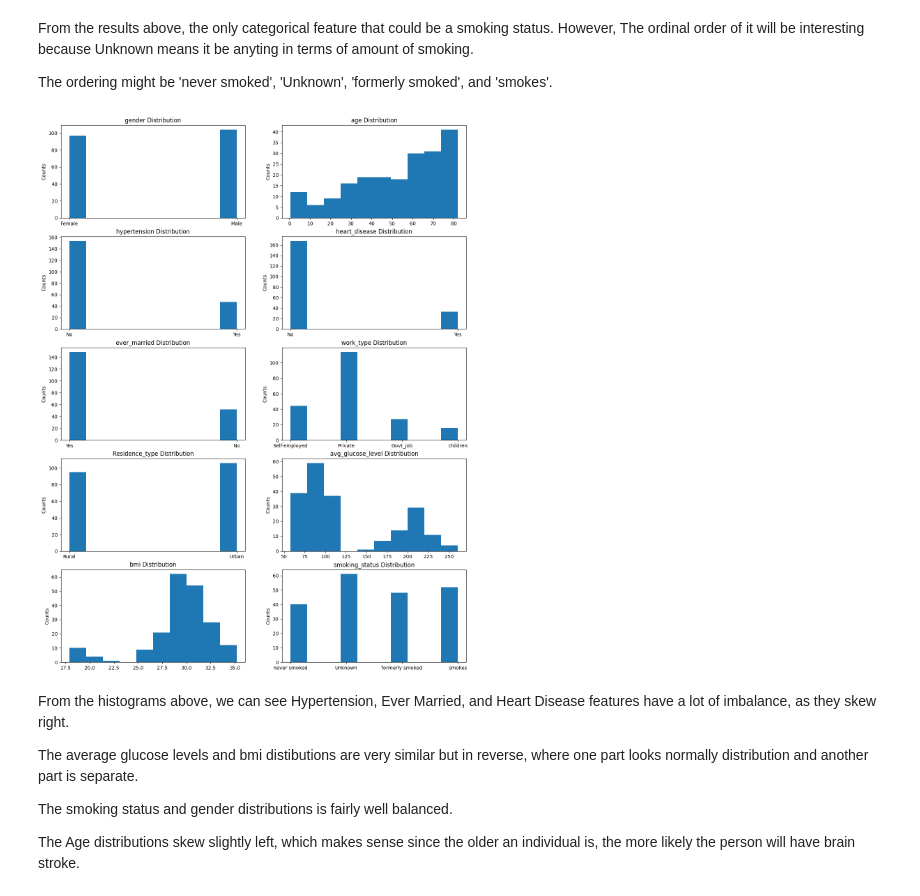
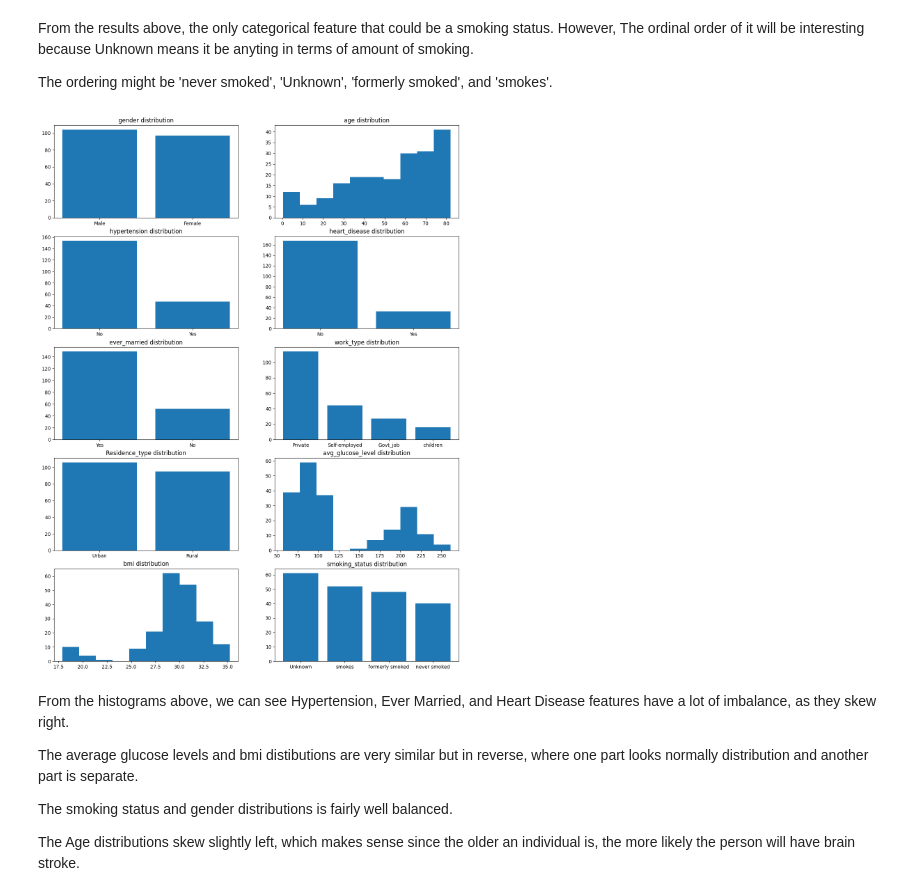
Before and after one commit to ayumahapat0/brain_stroke_detection_comparison, a Jupyter notebook: notebook.ipynb, the cells around one changed output. Cells and saved outputs as stored; diff of their text form; code cells hidden in the pictures.

```diff
--- a/notebook.ipynb
+++ b/notebook.ipynb
@@ -82,7 +82,9 @@ dtype: int64
 # %% [markdown]
 From the results above, there are no missing values, which is very fortunate for us as this is usually not the case when utilizing real-world data
 # %%
-plt.hist(df['stroke'])
+counts = df['stroke'].value_counts()
+plt.bar(counts.index, counts.values)
+plt.xticks((0, 1), ('No Stroke', 'Stroke'))
 plt.ylabel('Counts')
 plt.title('Class Imbalance')
 plt.savefig("imbalance.png")
@@ -137,17 +139,22 @@ The ordering might be 'never smoked', 'Unknown', 'formerly smoked', and 'smokes'
 # %%
 # Distribution of features
 fig, axes = plt.subplots(5, 2, figsize=(15,20))
 
 flat_axes = axes.flatten()
 
 for column, ax in zip(X.columns, flat_axes):
-    ax.hist(df[column])
-    ax.set_ylabel("Counts")
-    ax.set_title(f"{column} Distribution")
+
+    if column in numeric_features:
+        ax.hist(df[column])
+    else:
+        counts = df[column].value_counts()
+        ax.bar(counts.index, counts.values)
+
+    ax.set_title(f'{column} distribution')
 
 fig.savefig(fname='features_distributions.png')
 # %% [output]
-[figure, old version]
+[figure, new version]
 # %% [markdown]
 From the histograms above, we can see Hypertension, Ever Married, and Heart Disease features have a lot of imbalance, as they skew right.
 
```
Also changed, not shown: parts of 1 cell of this notebook, 2 other files.
